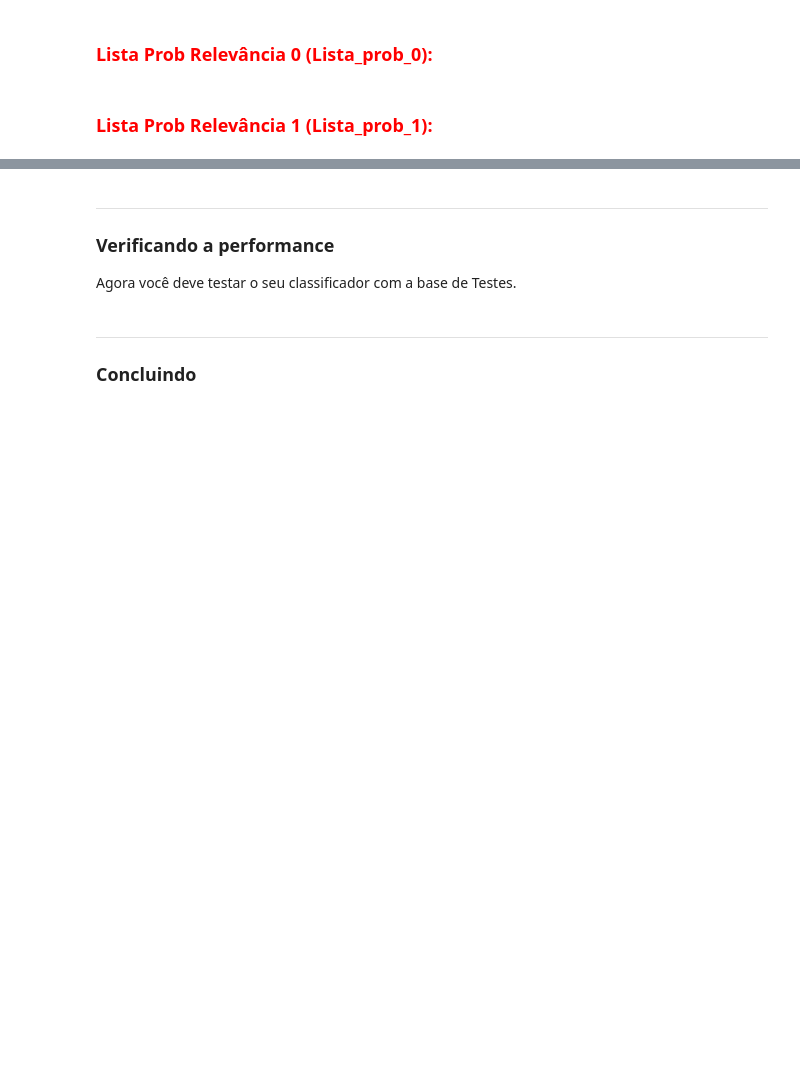
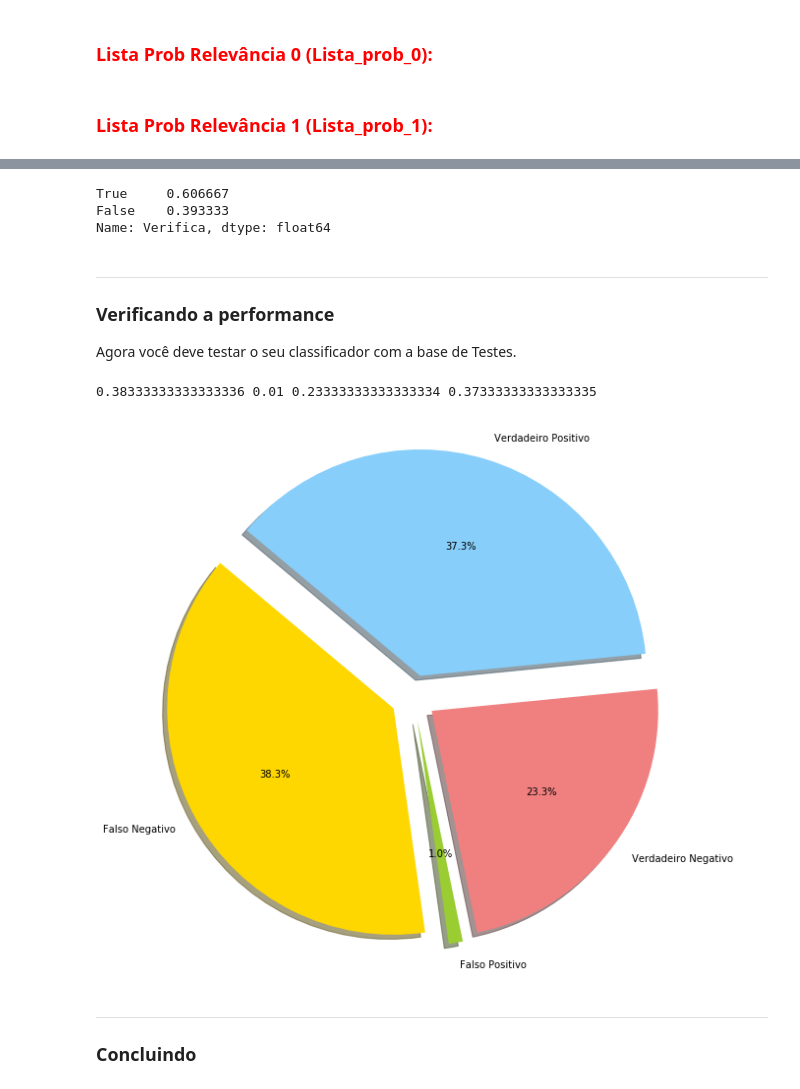
Before and after one commit to EikiSantos/DataScience-Project, a Jupyter notebook: Projeto2_layout.ipynb, the cells around one changed output, grey strips where cells are left out. Drawn from its saved outputs; the diff is of its cells as text; code cells hidden in the pictures; blank space fills up the shorter version.

```diff
--- a/Projeto2_layout.ipynb
+++ b/Projeto2_layout.ipynb
@@ -256,0 +296,2 @@ Lista_prob_1 = produto_prob
+# %%
+skol_read["Analises"] = lista_analise
@@ -257,5 +307,61 @@ Lista_prob_1 = produto_prob
+# %%
+skol_read["Verifica"] = verifica
+skol_read['Verifica'].value_counts(True)
+# %% [output]
+True     0.606667
+False    0.393333
+Name: Verifica, dtype: float64
 # %% [markdown]
 ___
 ### Verificando a performance
 
 Agora você deve testar o seu classificador com a base de Testes.
+# %%
+i = 0
+contagem_verdadeiro_positivo = 0
+contagem_verdadeiro_negativo = 0
+contagem_falso_positivo = 0
+contagem_falso_negativo = 0
+
+while i < len(skol_read):
+    if skol_read["Verifica"][i] == True:
+        if skol_read["relevante"][i] == 1:
+            contagem_verdadeiro_positivo+=1
+        else:
+            contagem_verdadeiro_negativo+=1
+    else:
+        if skol_read["relevante"][i] == 1:
+            contagem_falso_positivo+=1
+        else:
+            contagem_falso_negativo+=1
+    i+=1
+# %%
+porc_v_n = contagem_verdadeiro_negativo/300
+porc_v_p = contagem_verdadeiro_positivo/300
+porc_f_n = contagem_falso_negativo/300
+porc_f_p = contagem_falso_positivo/300
+# %%
+print(porc_f_n, porc_f_p, porc_v_n, porc_v_p)
+lispie = [porc_f_n, porc_f_p, porc_v_n, porc_v_p]
+dic = {"V_N":porc_v_n,
+"V_P":porc_v_p,
+"F_P":porc_f_p,
+"F_N":porc_f_n}
+# %% [output]
+0.38333333333333336 0.01 0.23333333333333334 0.37333333333333335
+# %%
+# Data to plot
+labels = 'Falso Negativo', "Falso Positivo", "Verdadeiro Negativo", 'Verdadeiro Positivo'
+sizes = [porc_f_n, porc_f_p, porc_v_n, porc_v_p]
+colors = ['gold', 'yellowgreen', 'lightcoral', 'lightskyblue']
+explode = (0.1, 0.1, 0.1, 0.1)  # explode 1st slice
+
+# Plot
+plt.figure(figsize=[10,10])
+plt.pie(sizes, explode=explode, labels=labels, colors=colors,
+autopct='%1.1f%%', shadow=True, startangle=140)
+
+plt.axis('equal')
+plt.show()
+# %% [output]
+[figure, added]
```
Also changed, not shown: parts of 8 cells of this notebook.
